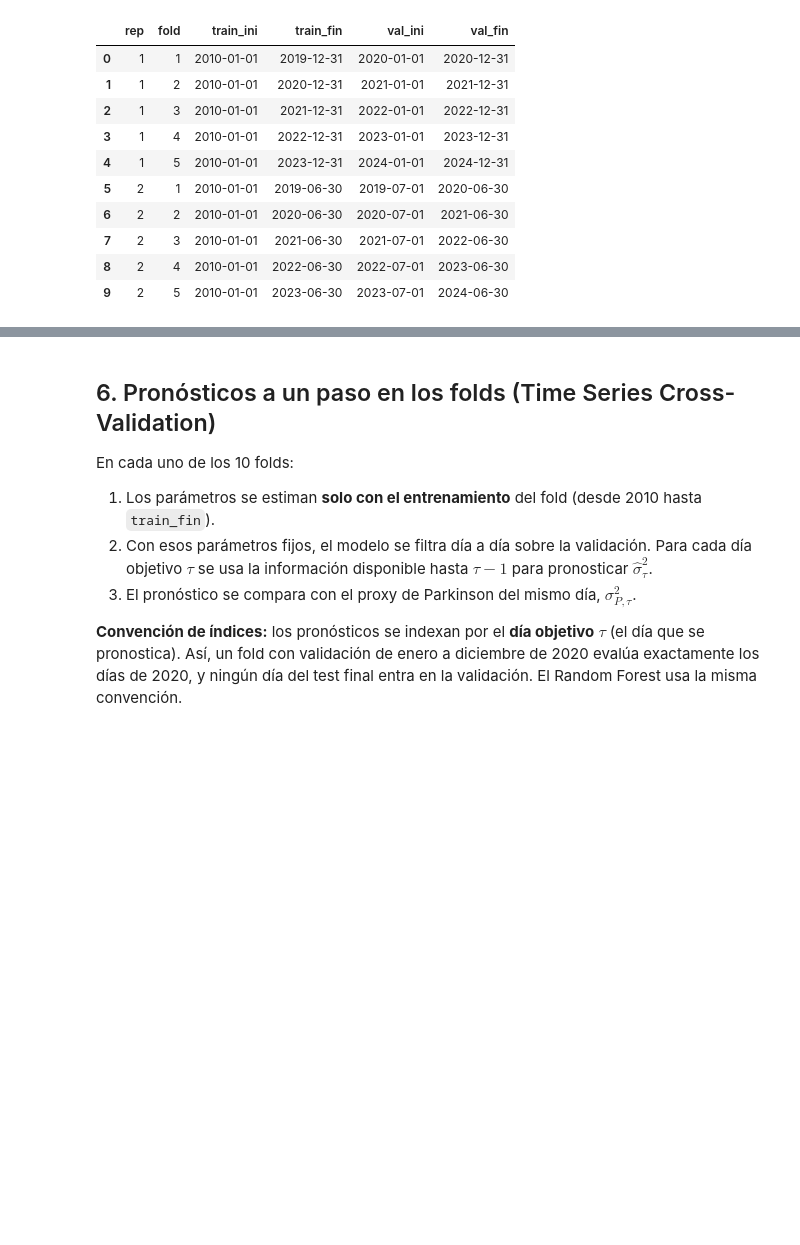
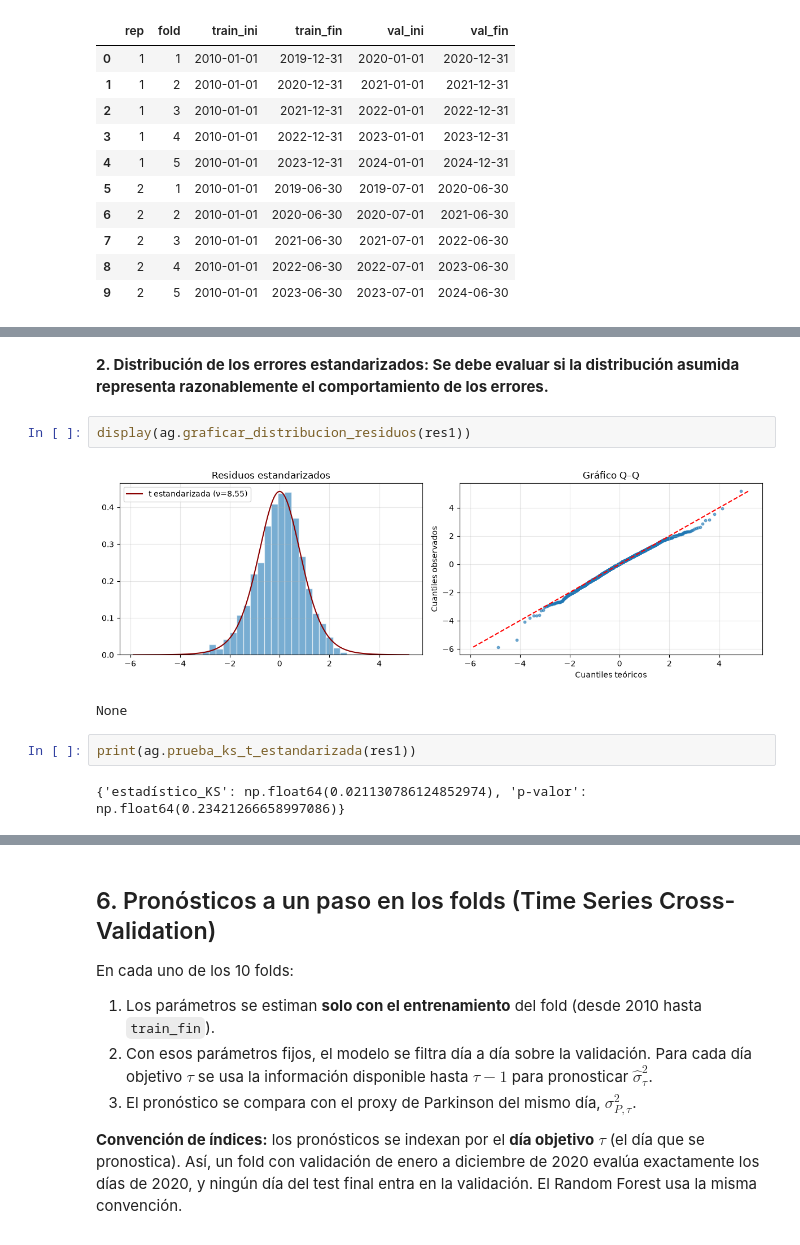
Before and after one commit to darlamai/proyecto_final_ml_wti, a Jupyter notebook: notebooks/03.modelo_base.ipynb, the cells around one changed output, grey strips where cells are left out. Saved outputs shown, nothing was run; the diff lists cells and outputs as text; blank space fills up the shorter version.

```diff
--- a/notebooks/03.modelo_base.ipynb
+++ b/notebooks/03.modelo_base.ipynb
@@ -273,0 +653,11 @@ print(f"Prueba conjunta (F): estadístico = {ols_sb.fvalue:.3f}, p = {ols_sb.f_p
+# %% [markdown]
+**2. Distribución de los errores estandarizados: Se debe evaluar si la distribución asumida representa razonablemente el comportamiento de los errores.**
+# %%
+display(ag.graficar_distribucion_residuos(res1))
+# %% [output]
+[figure, added]
+None
+# %%
+print(ag.prueba_ks_t_estandarizada(res1))
+# %% [output]
+{'estadístico_KS': np.float64(0.021130786124852974), 'p-valor': np.float64(0.23421266658997086)}
```
Also changed, not shown: parts of 139 cells of this notebook, 32 other files.
